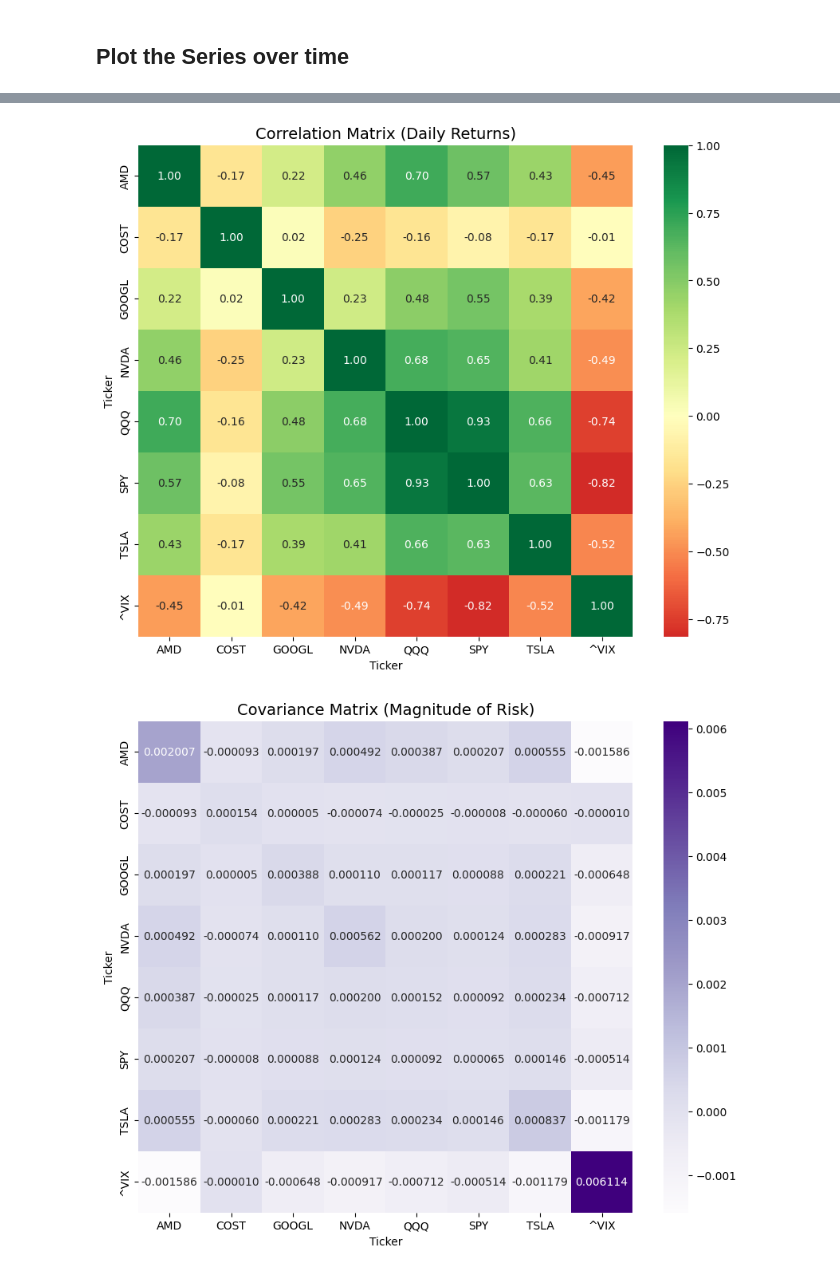
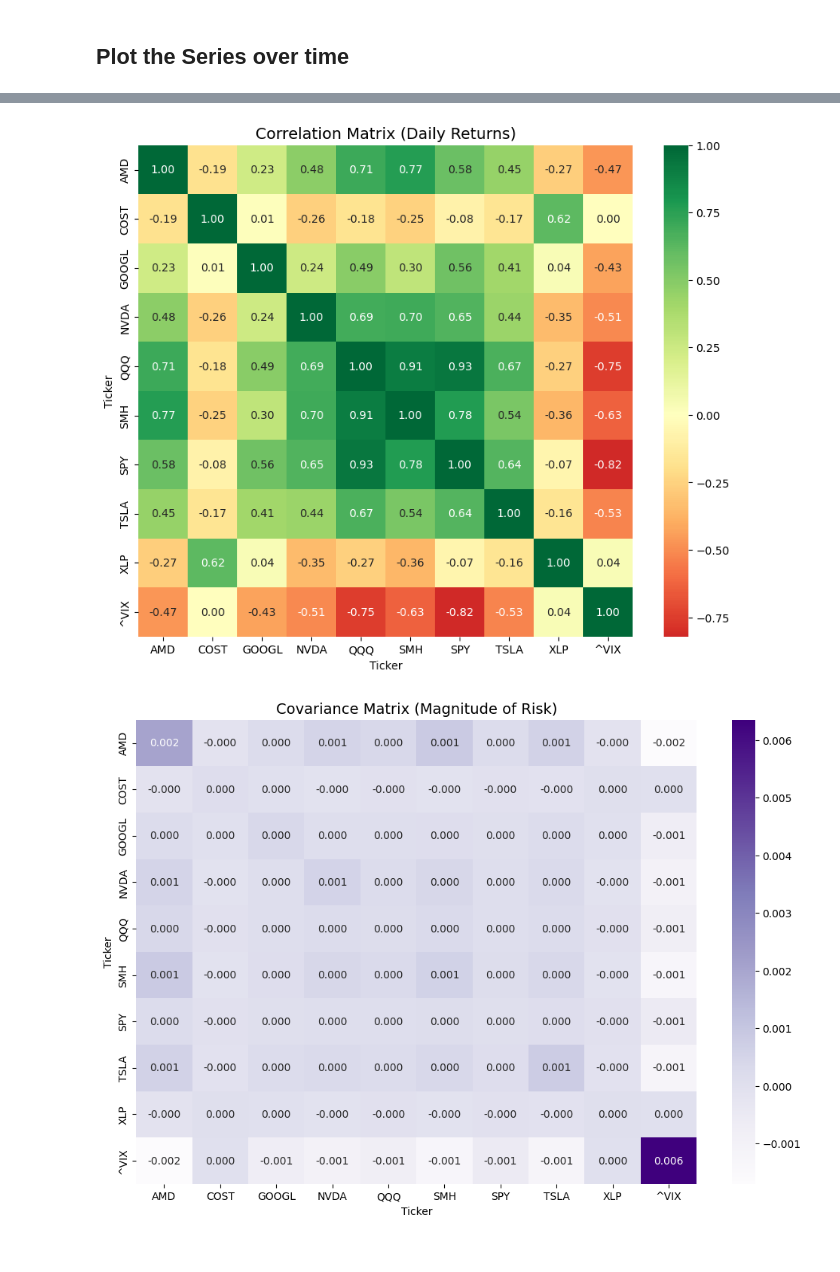
Before and after one commit to erfontes/trader, a Jupyter notebook: gather_train.ipynb, the cells around one changed output, grey strips where cells are left out. Saved outputs shown, nothing was run; the diff lists cells and outputs as text; code cells hidden in the pictures.

```diff
--- a/gather_train.ipynb
+++ b/gather_train.ipynb
@@ -16,7 +47,7 @@ import xml.etree.ElementTree as ET
 
 # 1. Configuration
 DB_NAME = '/home/erfontes/research/trader/market_data.db'
-tickers = ["GOOGL", "COST", "NVDA", "TSLA", "^VIX", "AMD", "SPY", "QQQ"]
+tickers = ["GOOGL", "COST", "NVDA", "TSLA", "^VIX", "AMD", "SPY", "QQQ", "SMH", "XLP"]
 MAX_ARTICLES_PER_TICKER_PER_DAY = 8
 
 # ==============================================================================
@@ -52,7 +83,9 @@ TICKER_KEYWORDS = {
     'COST': ['costco', 'cost', 'membership', 'warehouse', 'wholesale', 'retail sales'],
     'SPY': ['s&p 500', 's&p500', 'spy', 'stock market', 'wall street', 'federal reserve', 'fed rate', 'cpi', 'inflation', 'treasury'],
     'QQQ': ['nasdaq', 'qqq', 'tech sector', 'tech stocks', 'big tech', 'magnificent 7', 'invesco'],
-    '^VIX': ['vix', 'volatility', 'cboe', 'fear index', 'market volatility', 'option skew']
+    '^VIX': ['vix', 'volatility', 'cboe', 'fear index', 'market volatility', 'option skew'],
+    'SMH': ['semiconductor', 'chips', 'smh', 'van eck', 'tsmc', 'asml', 'broadcom'],
+    'XLP': ['consumer staples', 'xlp', 'staples', 'retail', 'procter gamble', 'walmart', 'costco']
 }
 
 def get_publisher_tier_and_weight(publisher_name: str) -> tuple:
@@ -153,7 +186,7 @@ def update_prices():
     new_records = 0
     for ticker in tickers:
         try:
-            df = yf.download(ticker, period="30d", interval="1d", progress=False)
+            df = yf.download(ticker, period="1y", interval="1d", progress=False)
             if not df.empty:
                 if isinstance(df.columns, pd.MultiIndex):
                     df.columns = df.columns.get_level_values(0)
@@ -208,6 +241,8 @@ def update_news():
         '^VIX': 'VIX+Volatility',
         'SPY': 'S&P+500+Stock+Market',
         'QQQ': 'Nasdaq+100+Tech+Market',
+        'SMH': 'Semiconductor+Sector+Chips',
+        'XLP': 'Consumer+Staples+Retail',
     }
 
     for ticker in tickers:
@@ -453,8 +489,8 @@ def plot_market_trends(df):
 
     # C. Covariance Matrix Heatmap
     # Shows the magnitude of shared variance (Volatility * Correlation)
-    plt.figure(figsize=(10, 8))
-    sns.heatmap(cov_matrix, annot=True, cmap='Purples', fmt=".6f")
+    plt.figure(figsize=(12, 8))
+    sns.heatmap(cov_matrix, annot=True, cmap='Purples', fmt=".3f")
     plt.title("Covariance Matrix (Magnitude of Risk)", fontsize=14)
     plt.show()
 
@@ -476,5 +512,5 @@ plot_market_trends(prices)
-[figure, old version]
+[figure, new version]
-[figure, old version]
+[figure, new version]
 ==============================
 STATISTICAL SUMMARY
 ==============================
```
Also changed, not shown: parts of 22 cells of this notebook, 8 other files.
